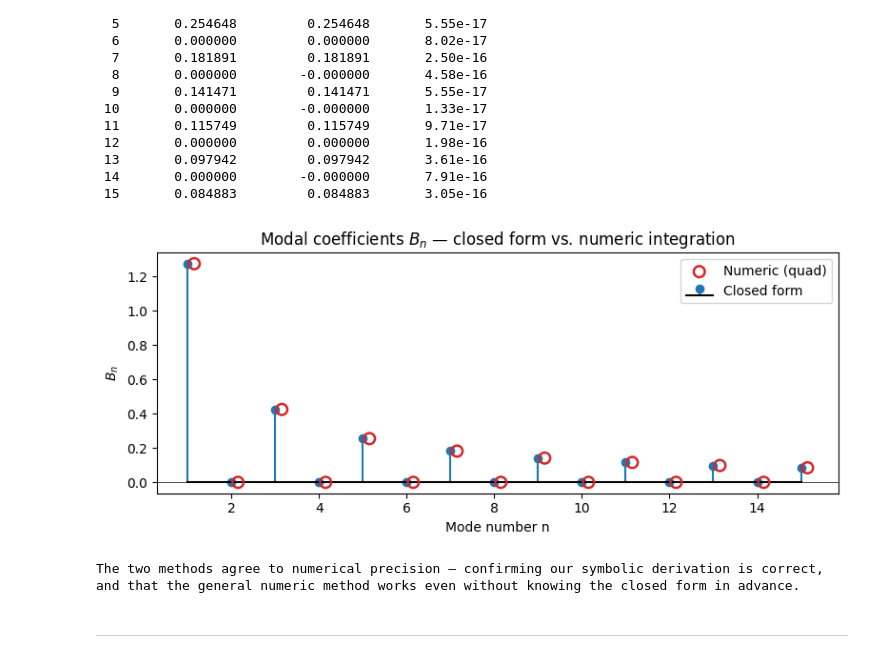
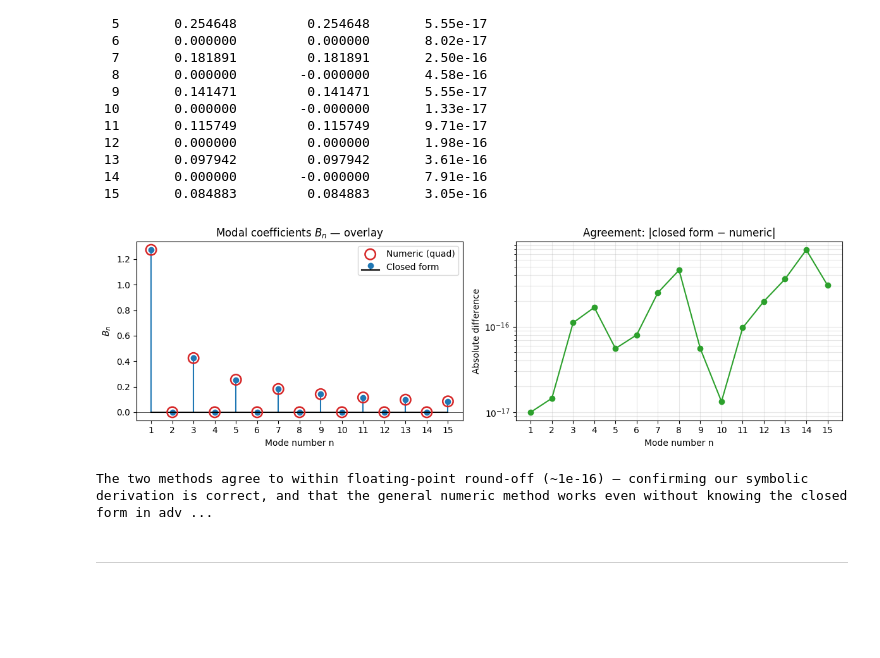
Before and after one commit to TUIlmenauAMS/fs-ws2627-pinn-guitar, a Jupyter notebook: notebooks/NB02_analytical_modal.ipynb, the cells around one changed output. Drawn from its saved outputs; the diff is of its cells as text; code cells hidden in the pictures; blank space fills up the shorter version.

```diff
--- a/notebooks/NB02_analytical_modal.ipynb
+++ b/notebooks/NB02_analytical_modal.ipynb
@@ -390,24 +390,38 @@ for n_val, bf, bn in zip(ns, Bn_closed_form, Bn_numeric):
  15       0.084883         0.084883       3.05e-16
 # %%
 # ── Visual comparison: closed form vs. numeric ─────────────────────────────────
-fig, ax = plt.subplots(figsize=(8, 3.5))
-ax.stem(ns, Bn_closed_form, linefmt='C0-', markerfmt='C0o', basefmt='k-',
-        label='Closed form')
-ax.scatter(ns + 0.15, Bn_numeric, facecolors='none', edgecolors='C3', s=70,
-           linewidths=1.8, zorder=5, label='Numeric (quad)')
-ax.set(title='Modal coefficients $B_n$ — closed form vs. numeric integration',
-       xlabel='Mode number n', ylabel='$B_n$')
-ax.axhline(0, color='k', lw=0.5)
-ax.legend()
+fig, axes = plt.subplots(1, 2, figsize=(12, 3.8))
+
+# Left panel — "bullseye" overlay: same x for both, so exact agreement shows
+# as a filled dot sitting inside a hollow ring, not as two separate series
+axes[0].stem(ns, Bn_closed_form, linefmt='C0-', markerfmt='C0o', basefmt='k-',
+             label='Closed form')
+axes[0].scatter(ns, Bn_numeric, facecolors='none', edgecolors='C3', s=140,
+                 linewidths=1.8, zorder=5, label='Numeric (quad)')
+axes[0].axhline(0, color='k', lw=0.5)
+axes[0].set(title='Modal coefficients $B_n$ — overlay',
+            xlabel='Mode number n', ylabel='$B_n$')
+axes[0].set_xticks(ns)
+axes[0].legend()
+
+# Right panel — the actual agreement, made explicit: |difference| vs. n
+abs_diff = np.abs(Bn_closed_form - Bn_numeric)
+axes[1].semilogy(ns, np.where(abs_diff == 0, 1e-17, abs_diff), 'o-',
+                  color='C2', lw=1.5)
+axes[1].set(title='Agreement: |closed form − numeric|',
+            xlabel='Mode number n', ylabel='Absolute difference')
+axes[1].set_xticks(ns)
+axes[1].grid(True, which='both', alpha=0.3)
+
 plt.tight_layout()
 plt.show()
 
-print("The two methods agree to numerical precision — confirming our symbolic",
-      "derivation is correct, and that the general numeric method works even",
-      "without knowing the closed form in advance.")
+print("The two methods agree to within floating-point round-off (~1e-16) —",
+      "confirming our symbolic derivation is correct, and that the general",
+      "numeric method works even without knowing the closed form in advance.")
 # %% [output]
-[figure, old version]
+[figure, new version]
-The two methods agree to numerical precision — confirming our symbolic derivation is correct, and that the general numeric method works even without knowing the closed form in advance.
+The two methods agree to within floating-point round-off (~1e-16) — confirming our symbolic derivation is correct, and that the general numeric method works even without knowing the closed form in adv ...
 # %% [markdown]
 ---
 # %% [markdown]
```
